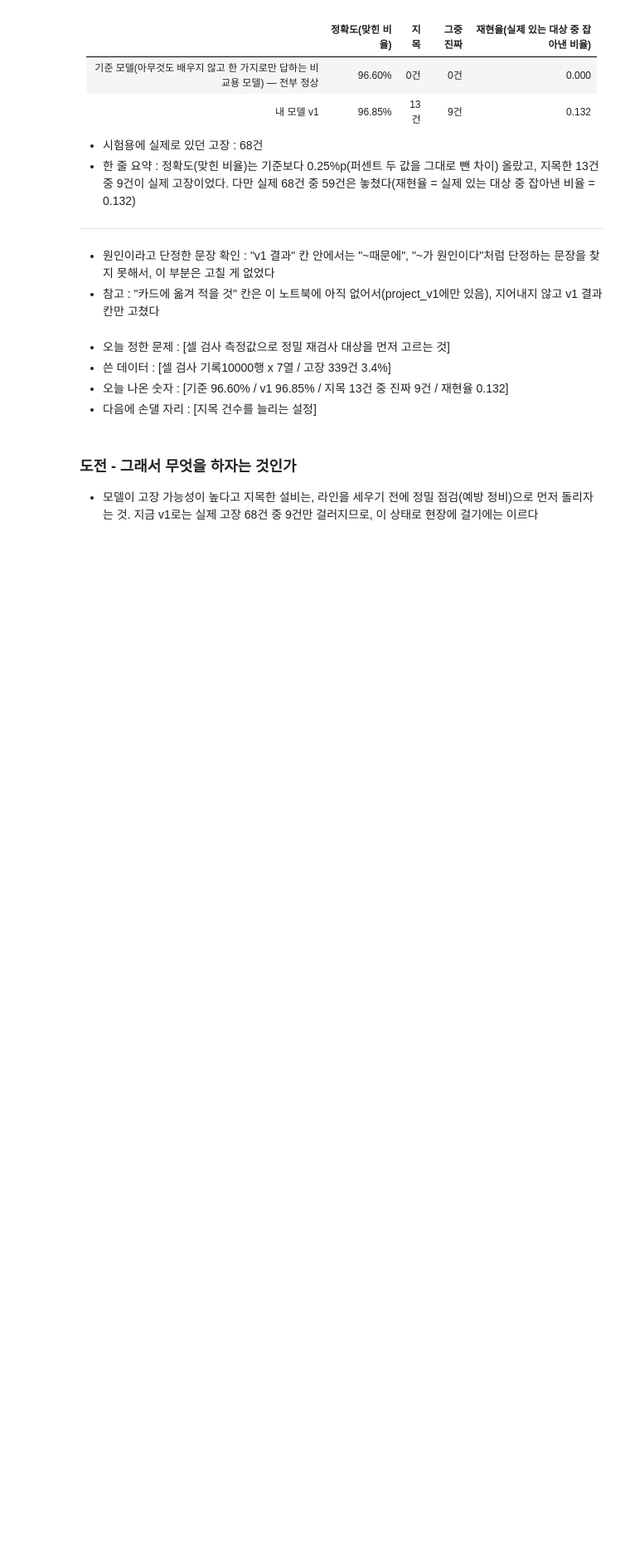
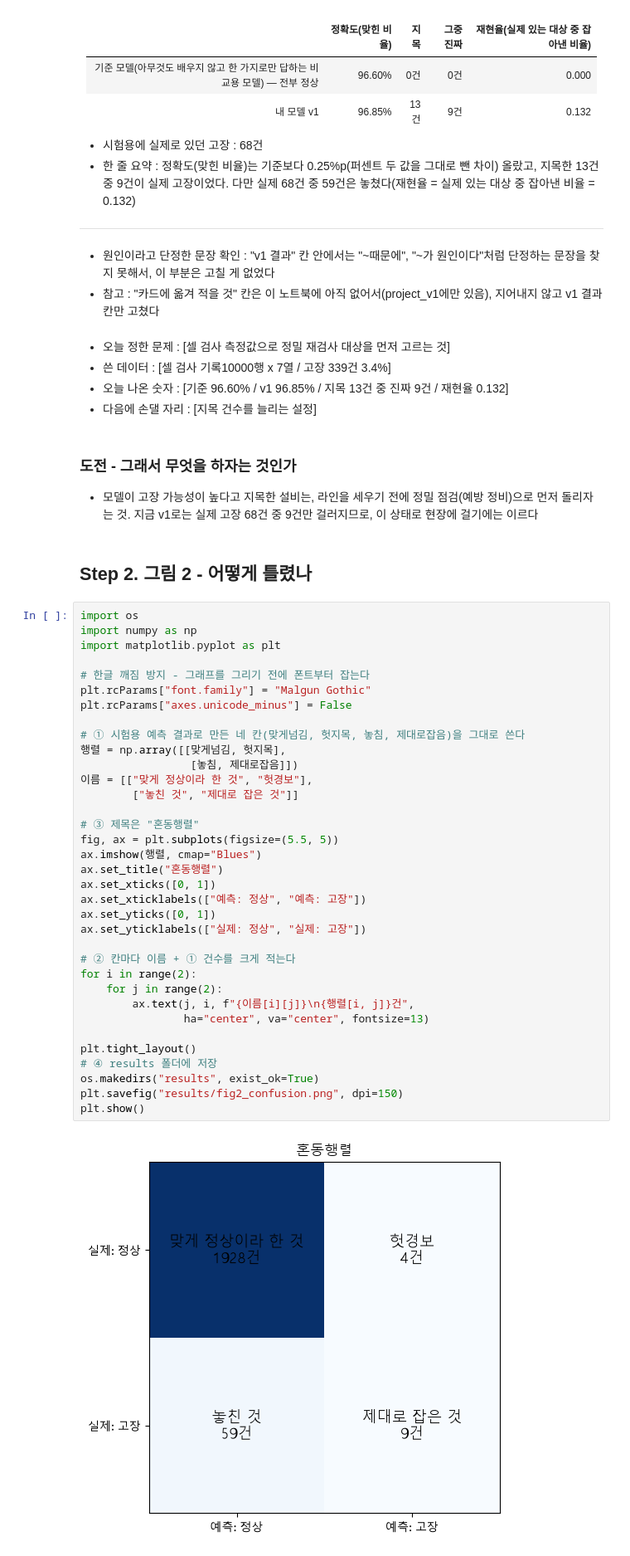
Before and after one commit to 13sx09-hub/defect-prediction, a Jupyter notebook: day12/project_v2/machine_failure_clean.ipynb, the cells around one changed output. Shown at 83% size. Saved outputs shown, nothing was run; the diff lists cells and outputs as text; blank space fills up the shorter version.

```diff
--- a/day12/project_v2/machine_failure_clean.ipynb
+++ b/day12/project_v2/machine_failure_clean.ipynb
@@ -363,3 +363,42 @@ print(f"가중치 모델 - 지목 건수: {지목건수_가중치}건 / 그중
 ### 도전 - 그래서 무엇을 하자는 것인가
 
 - 모델이 고장 가능성이 높다고 지목한 설비는, 라인을 세우기 전에 정밀 점검(예방 정비)으로 먼저 돌리자는 것. 지금 v1로는 실제 고장 68건 중 9건만 걸러지므로, 이 상태로 현장에 걸기에는 이르다
+# %% [markdown]
+## Step 2. 그림 2 - 어떻게 틀렸나
+# %%
+import os
+import numpy as np
+import matplotlib.pyplot as plt
+
+# 한글 깨짐 방지 - 그래프를 그리기 전에 폰트부터 잡는다
+plt.rcParams["font.family"] = "Malgun Gothic"
+plt.rcParams["axes.unicode_minus"] = False
+
+# ① 시험용 예측 결과로 만든 네 칸(맞게넘김, 헛지목, 놓침, 제대로잡음)을 그대로 쓴다
+행렬 = np.array([[맞게넘김, 헛지목],
+                 [놓침, 제대로잡음]])
+이름 = [["맞게 정상이라 한 것", "헛경보"],
+        ["놓친 것", "제대로 잡은 것"]]
+
+# ③ 제목은 "혼동행렬"
+fig, ax = plt.subplots(figsize=(5.5, 5))
+ax.imshow(행렬, cmap="Blues")
+ax.set_title("혼동행렬")
+ax.set_xticks([0, 1])
+ax.set_xticklabels(["예측: 정상", "예측: 고장"])
+ax.set_yticks([0, 1])
+ax.set_yticklabels(["실제: 정상", "실제: 고장"])
+
+# ② 칸마다 이름 + ① 건수를 크게 적는다
+for i in range(2):
+    for j in range(2):
+        ax.text(j, i, f"{이름[i][j]}\n{행렬[i, j]}건",
+                ha="center", va="center", fontsize=13)
+
+plt.tight_layout()
+# ④ results 폴더에 저장
+os.makedirs("results", exist_ok=True)
+plt.savefig("results/fig2_confusion.png", dpi=150)
+plt.show()
+# %% [output]
+[figure, added]
```
Also changed, not shown: parts of 2 cells of this notebook, 4 other files.
